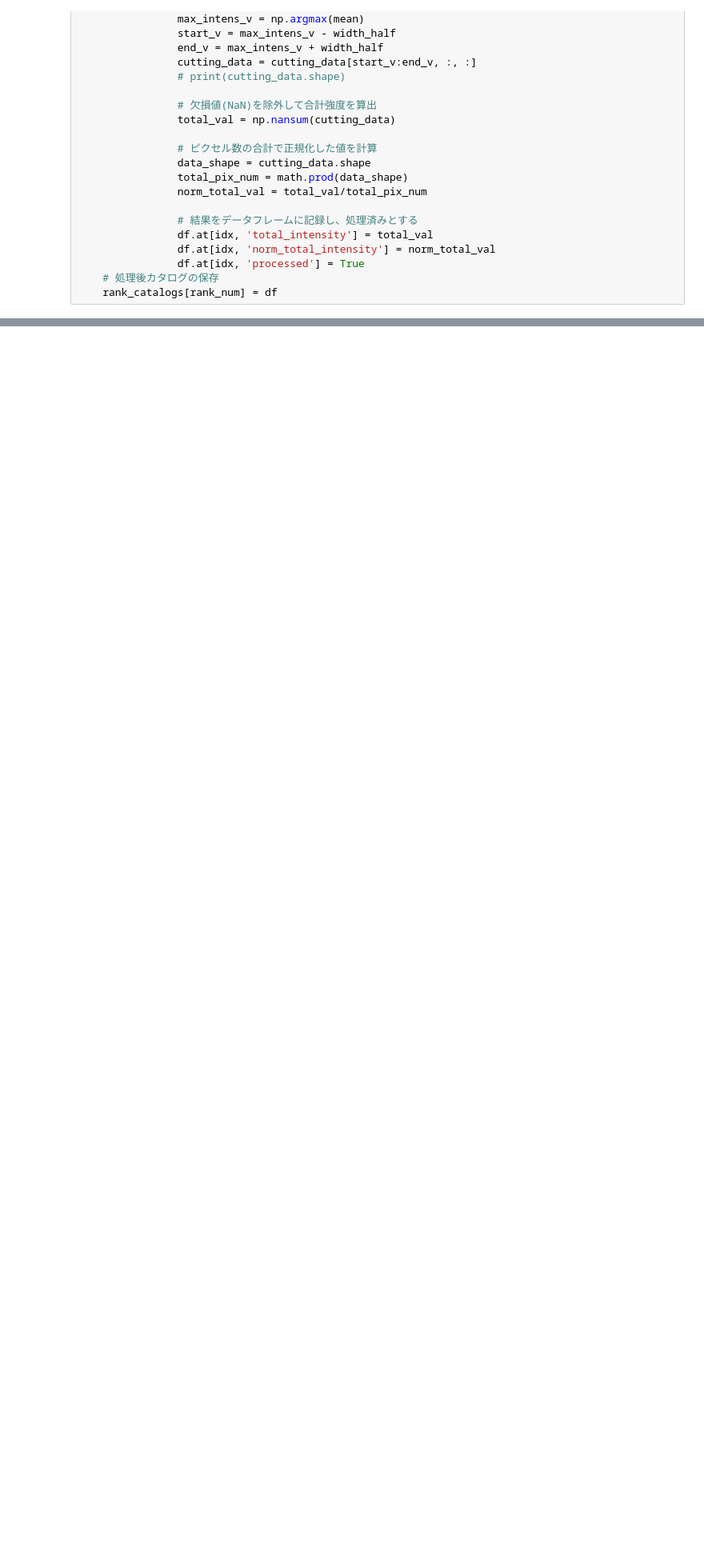
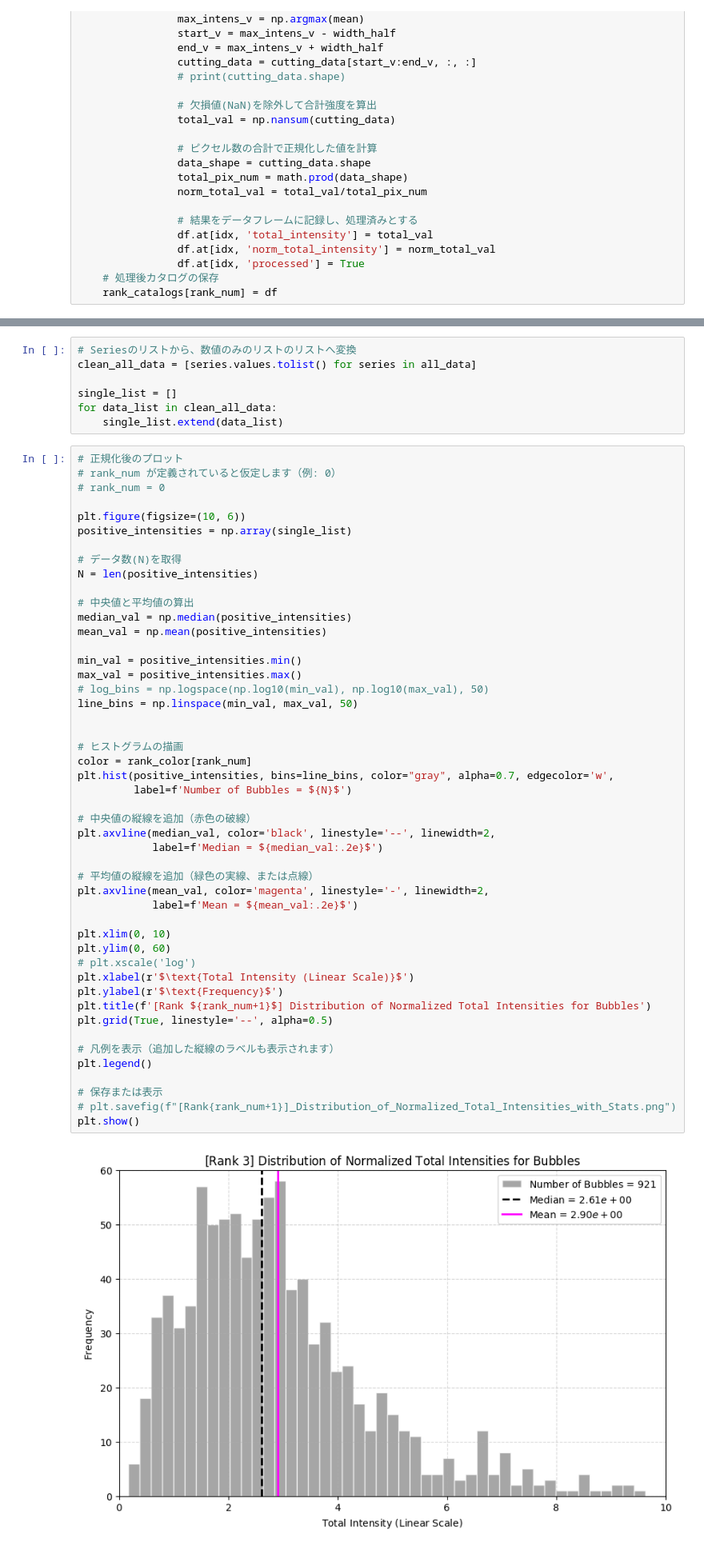
Before and after one commit to yudai-22/Cygnus-X_CAE, a Jupyter notebook: Bubble_analysis/Rank_Analysis/distribution_intensity_by_rank_all.ipynb, the cells around one changed output, grey strips where cells are left out. Shown at 80% size. Cells and saved outputs as stored; diff of their text form; blank space fills up the shorter version.

```diff
--- a/Bubble_analysis/Rank_Analysis/distribution_intensity_by_rank_all.ipynb
+++ b/Bubble_analysis/Rank_Analysis/distribution_intensity_by_rank_all.ipynb
@@ -296,0 +317,57 @@ plt.show()
+# %%
+# Seriesのリストから、数値のみのリストのリストへ変換
+clean_all_data = [series.values.tolist() for series in all_data]
+
+single_list = []
+for data_list in clean_all_data:
+    single_list.extend(data_list)
+# %%
+# 正規化後のプロット
+# rank_num が定義されていると仮定します（例: 0）
+# rank_num = 0
+
+plt.figure(figsize=(10, 6))
+positive_intensities = np.array(single_list)
+
+# データ数(N)を取得
+N = len(positive_intensities)
+
+# 中央値と平均値の算出
+median_val = np.median(positive_intensities)
+mean_val = np.mean(positive_intensities)
+
+min_val = positive_intensities.min()
+max_val = positive_intensities.max()
+# log_bins = np.logspace(np.log10(min_val), np.log10(max_val), 50)
+line_bins = np.linspace(min_val, max_val, 50)
+
+
+# ヒストグラムの描画
+color = rank_color[rank_num]
+plt.hist(positive_intensities, bins=line_bins, color="gray", alpha=0.7, edgecolor='w',
+         label=f'Number of Bubbles = ${N}$')
+
+# 中央値の縦線を追加（赤色の破線）
+plt.axvline(median_val, color='black', linestyle='--', linewidth=2,
+            label=f'Median = ${median_val:.2e}$')
+
+# 平均値の縦線を追加（緑色の実線、または点線）
+plt.axvline(mean_val, color='magenta', linestyle='-', linewidth=2,
+            label=f'Mean = ${mean_val:.2e}$')
+
+plt.xlim(0, 10)
+plt.ylim(0, 60)
+# plt.xscale('log')
+plt.xlabel(r'$\text{Total Intensity (Linear Scale)}$')
+plt.ylabel(r'$\text{Frequency}$')
+plt.title(f'[Rank ${rank_num+1}$] Distribution of Normalized Total Intensities for Bubbles')
+plt.grid(True, linestyle='--', alpha=0.5)
+
+# 凡例を表示（追加した縦線のラベルも表示されます）
+plt.legend()
+
+# 保存または表示
+# plt.savefig(f"[Rank{rank_num+1}]_Distribution_of_Normalized_Total_Intensities_with_Stats.png")
+plt.show()
+# %% [output]
+[figure, added]
```
Also changed, not shown: parts of 2 cells of this notebook.
